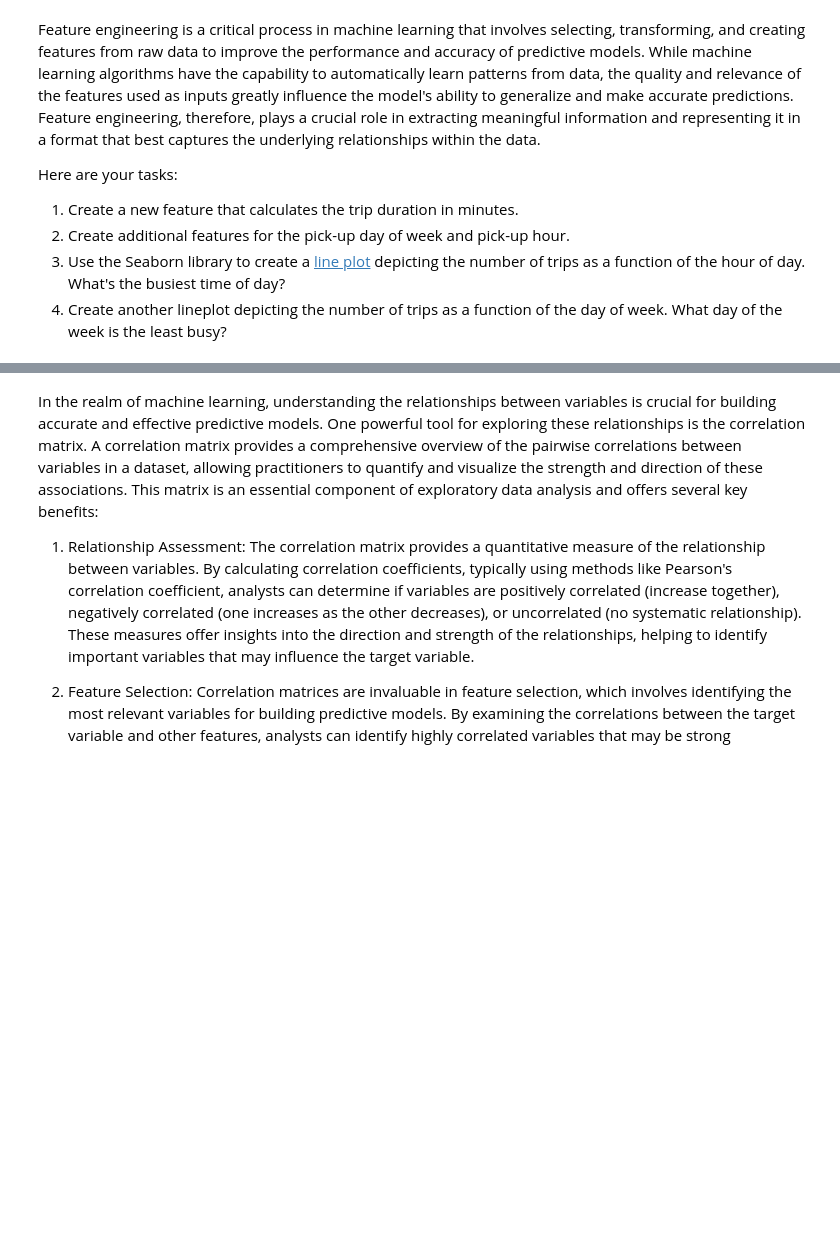
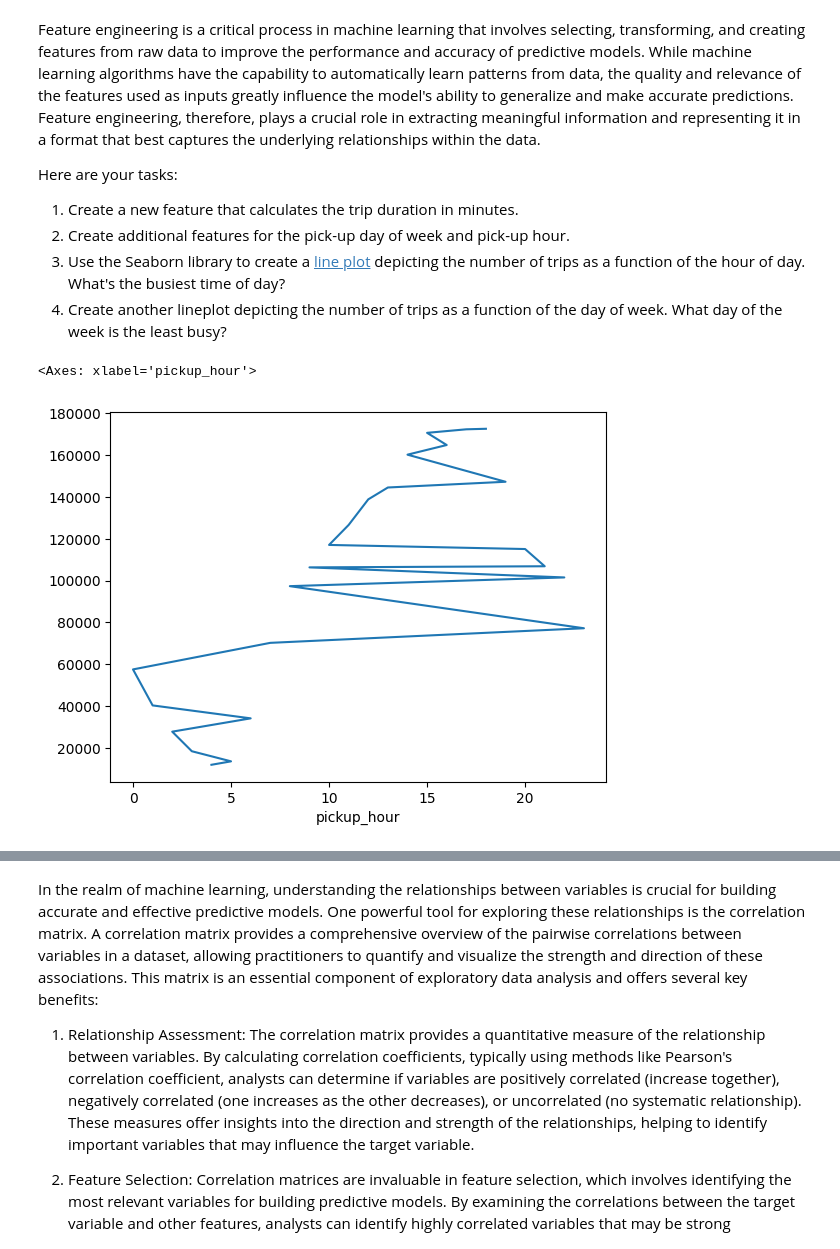
Before and after one commit to Ashok401/ooplqcp, a Jupyter notebook: Student_MLE_MiniProject_EDA.ipynb, the cells around one changed output, grey strips where cells are left out. Cells and saved outputs as stored; diff of their text form; code cells hidden in the pictures; blank space fills up the shorter version.

```diff
--- a/Student_MLE_MiniProject_EDA.ipynb
+++ b/Student_MLE_MiniProject_EDA.ipynb
@@ -105,9 +91,17 @@ Here are your tasks:
   4. Create another lineplot depicting the number of trips as a function of the day of week. What day of the week is the least busy?
 # %%
 # Create a new column for trip duration in minutes
+df['trip_duration_in_minutes'] = (df['tpep_dropoff_datetime']-df['tpep_pickup_datetime']).dt.total_seconds()/60
 # %%
 # Create new columns for pickup hour and day of week
+df['pickup_hour'] = df['tpep_pickup_datetime'].dt.hour
+df['day_of_week'] = df['tpep_pickup_datetime'].dt.day_name()
 # %%
 # Create a lineplot displaying the number of trips by pickup hour
+value_counts = df['pickup_hour'].value_counts()
+value_counts.plot()
+# %% [output]
+<Axes: xlabel='pickup_hour'>
+[figure, added]
 # %%
 # Create a lineplot displaying the number of trips by pickup day
```
Also changed, not shown: parts of 2 cells of this notebook.
